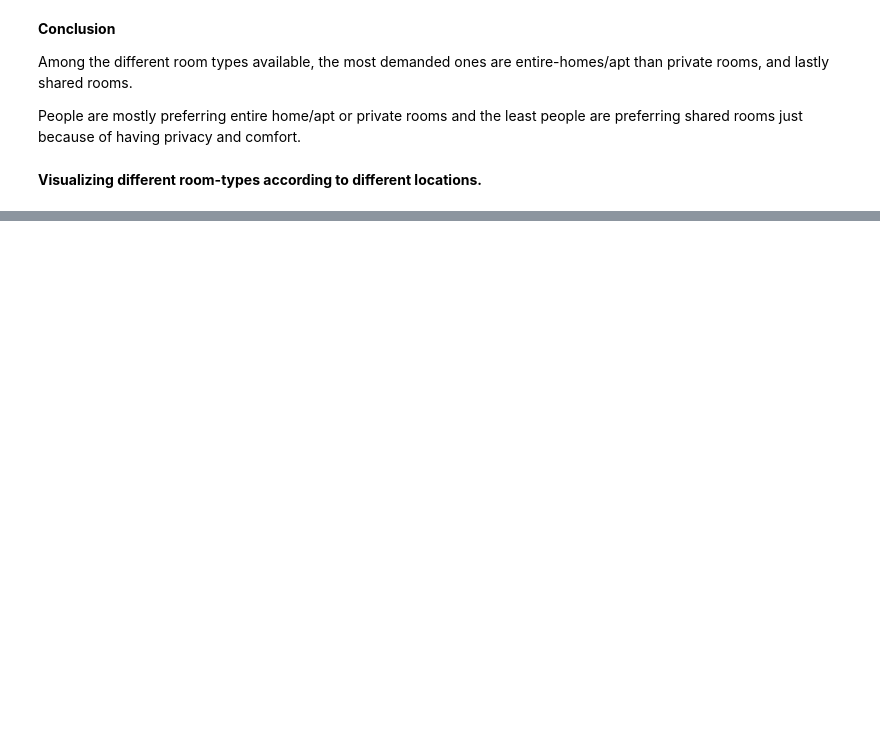
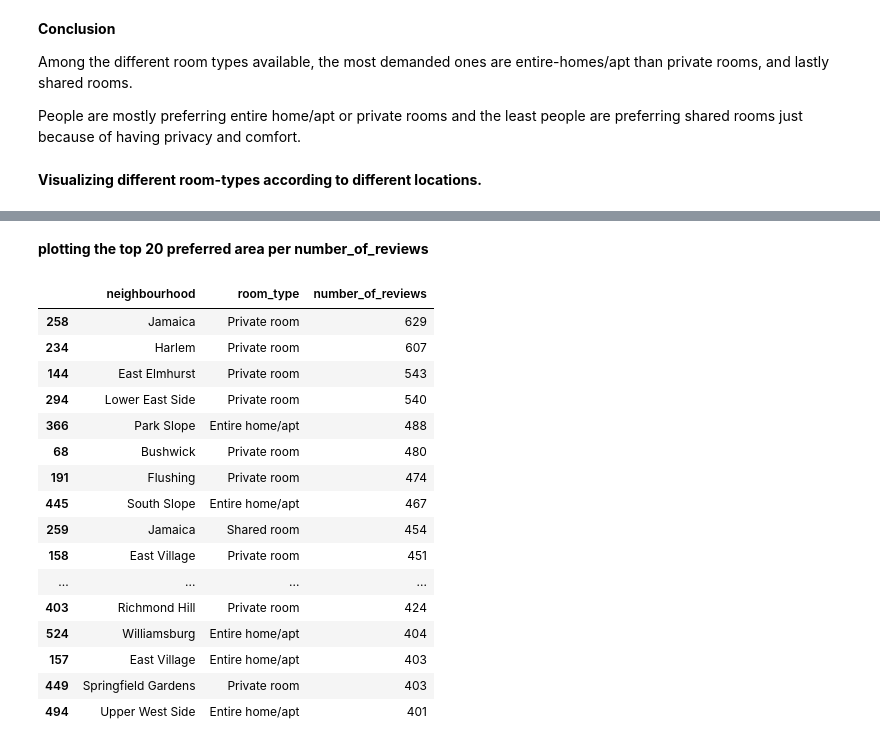
Before and after one commit to Asohail115/Airbnb-Booking_Analysis, a Jupyter notebook: Airbnb_Bookings_Analysis_Capstone_Project.ipynb, the cells around one changed output, grey strips where cells are left out. Cells and saved outputs as stored; diff of their text form; code cells hidden in the pictures; blank space fills up the shorter version.

```diff
--- a/Airbnb_Bookings_Analysis_Capstone_Project.ipynb
+++ b/Airbnb_Bookings_Analysis_Capstone_Project.ipynb
@@ -291,0 +346,24 @@ plt.ioff()
+# %% [markdown]
+**plotting the top 20 preferred area per number_of_reviews**
+# %%
+df_neighbourhood_reviews = df.groupby(["neighbourhood","room_type"])["number_of_reviews"].max().reset_index()
+df_neighbourhood_reviews = df_neighbourhood_reviews.sort_values(by="number_of_reviews",ascending=False).head(20)
+df_neighbourhood_reviews
+# %% [output]
+|  | neighbourhood | room_type | number_of_reviews |
+| 258 | Jamaica | Private room | 629 |
+| 234 | Harlem | Private room | 607 |
+| 144 | East Elmhurst | Private room | 543 |
+| 294 | Lower East Side | Private room | 540 |
+| 366 | Park Slope | Entire home/apt | 488 |
+| 68 | Bushwick | Private room | 480 |
+| 191 | Flushing | Private room | 474 |
+| 445 | South Slope | Entire home/apt | 467 |
+| 259 | Jamaica | Shared room | 454 |
+| 158 | East Village | Private room | 451 |
+| ... | ... | ... | ... |
+| 403 | Richmond Hill | Private room | 424 |
+| 524 | Williamsburg | Entire home/apt | 404 |
+| 157 | East Village | Entire home/apt | 403 |
+| 449 | Springfield Gardens | Private room | 403 |
+| 494 | Upper West Side | Entire home/apt | 401 |
```
Also changed, not shown: parts of 16 cells of this notebook.
